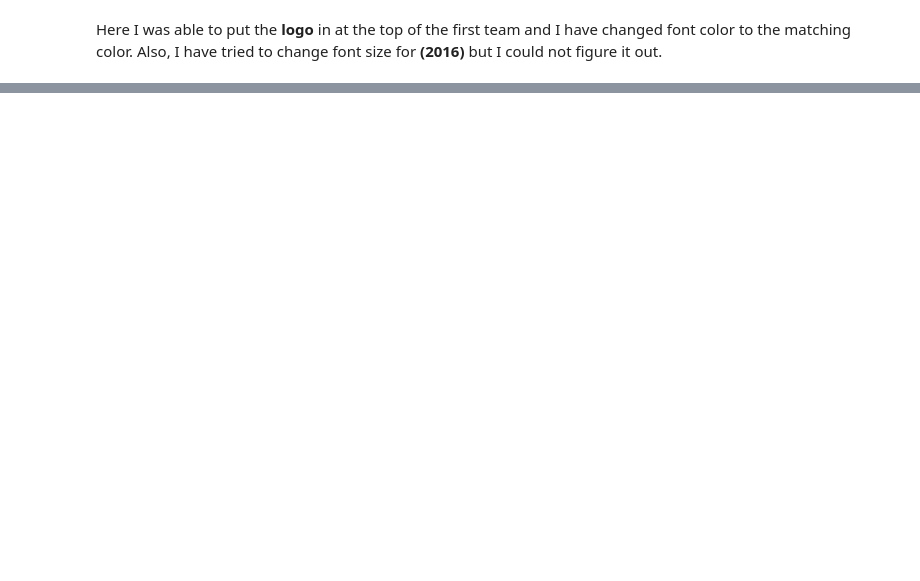
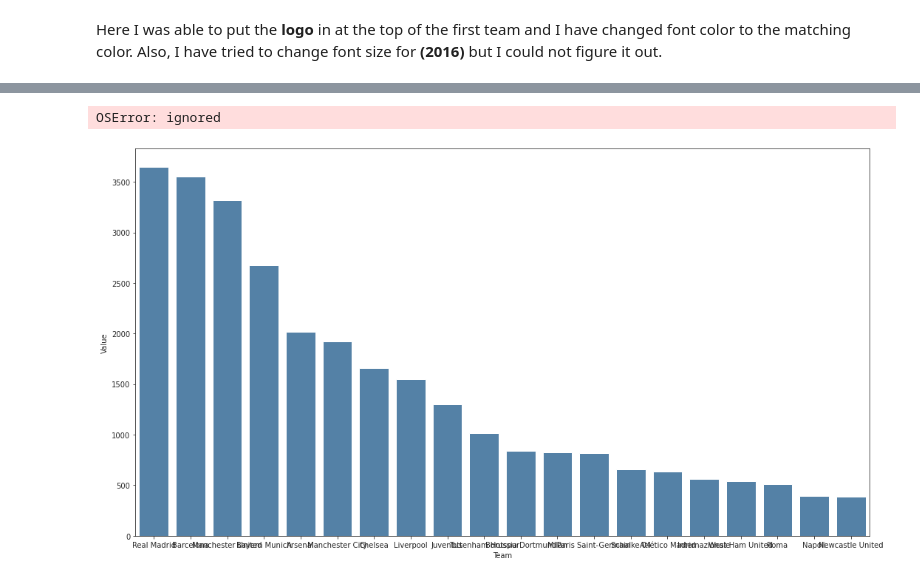
Before and after one commit to khatriprajwol/Data-Visualization-, a Jupyter notebook: Recreating The Master .ipynb, the cells around one changed output, grey strips where cells are left out. Drawn from its saved outputs; the diff is of its cells as text; code cells hidden in the pictures; blank space fills up the shorter version.

```diff
--- a/Recreating The Master .ipynb
+++ b/Recreating The Master .ipynb
@@ -244,0 +255,33 @@ I will need it to work for all of my graph. I think seaborn is not doing a great
+# %%
+import numpy as np
+import matplotlib.pyplot as plt
+# import matplotlib.cbook as cbook
+import requests
+from io import BytesIO
+Team = ['Real Madrid',
+          'Barcelona',
+          'Manchester United',
+          'Bayern Munich', 'Arsenal',
+          'Manchester City', 'Chelsea',
+          'Liverpool','Juventus',
+          'Tottenham Hotspur', 'Borussia Dortmund'
+          'Milan', 'Paris Saint-Germain',
+          'Schalke 04','Atletico Madrid',
+          'Internazionale','West Ham United','Roma', 'Nepoli','Newcastle United']
+Value =[ 3645,3549,3317,2678,2017,1921,1661,1548,1299,1017,836,825,814,655,633,559,542,508,396, 383]
+height = 4000
+sns.barplot(data = df, x = 'Team', y= "Value", color= 'steelblue', ci= None, linewidth = 1)
+for i, (Teams, Values) in enumerate(zip(Team, Value)):
+    # load the image corresponding to label into img
+    # with cbook.get_sample_data('ada.png') as image_file:
+    #    img = plt.imread(image_file)
+    response = requests.get(f'https://www.pikpng.com/{Team}/freepng/soccer-logos')
+    img = plt.imread(BytesIO(response.content))
+    #plt.imshow(img, extent=[value - 8, value - 2, i - height / 2, i + height / 2], aspect='auto', zorder=2)
+plt.xlim(0, max(values) * 1.05)
+plt.ylim(-0.5, len(labels) - 0.5)
+plt.tight_layout()
+plt.show()
+# %% [output]
+OSError: ignored
+[figure, added]
```
Also changed, not shown: parts of 6 cells of this notebook.
